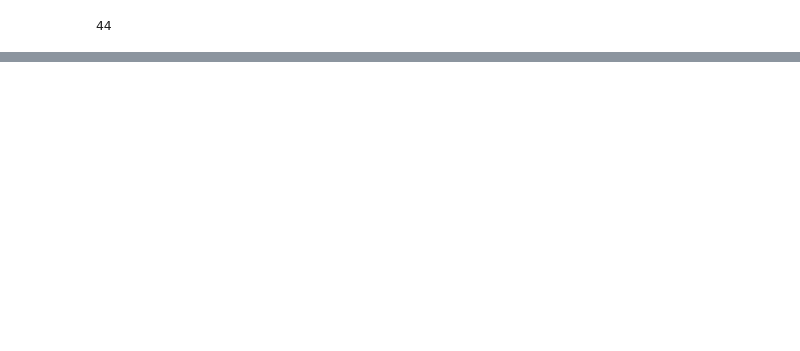
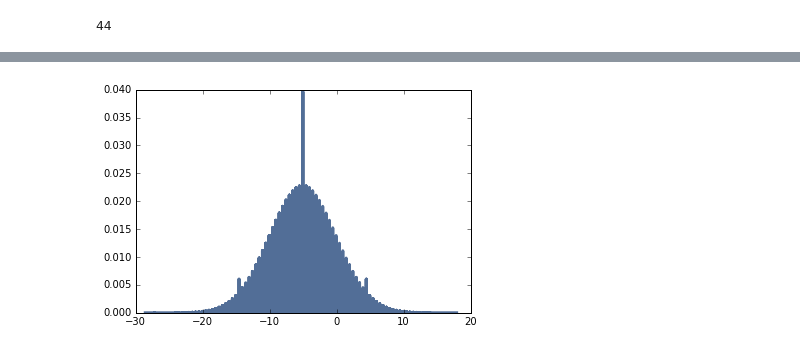
Before and after one commit to NathanYee/ThinkBayes2, a Jupyter notebook: code/report04.ipynb, the cells around one changed output, grey strips where cells are left out. Cells and saved outputs as stored; diff of their text form; code cells hidden in the pictures; blank space fills up the shorter version.

```diff
--- a/code/report04.ipynb
+++ b/code/report04.ipynb
@@ -540,0 +501,6 @@ plt.show()
+# %%
+cigs_predict = cigs200.AddConstant(-22.07)
+# %%
+thinkplot.Pmf(cigs_predict)
+# %% [output]
+[figure, added]
```
Also changed, not shown: parts of 19 cells of this notebook, 2 other files.
